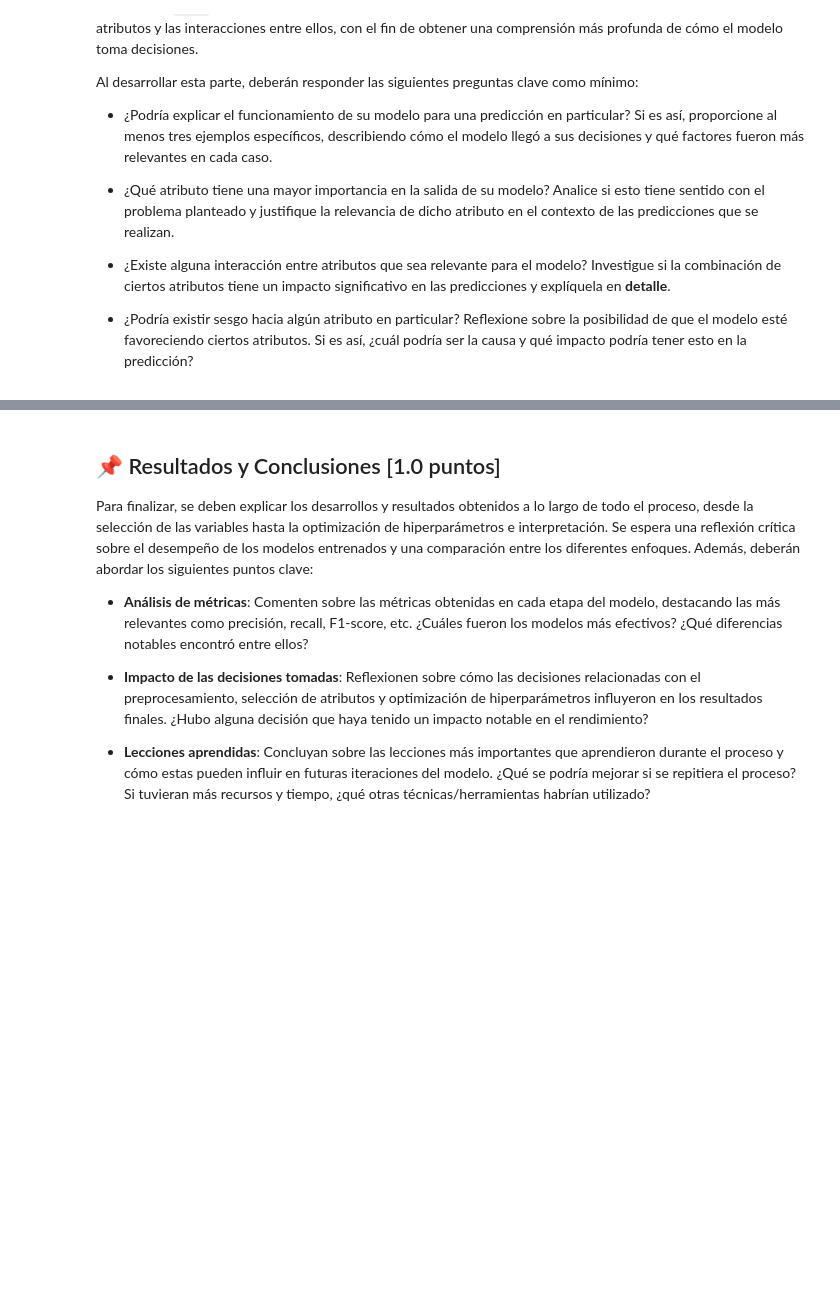
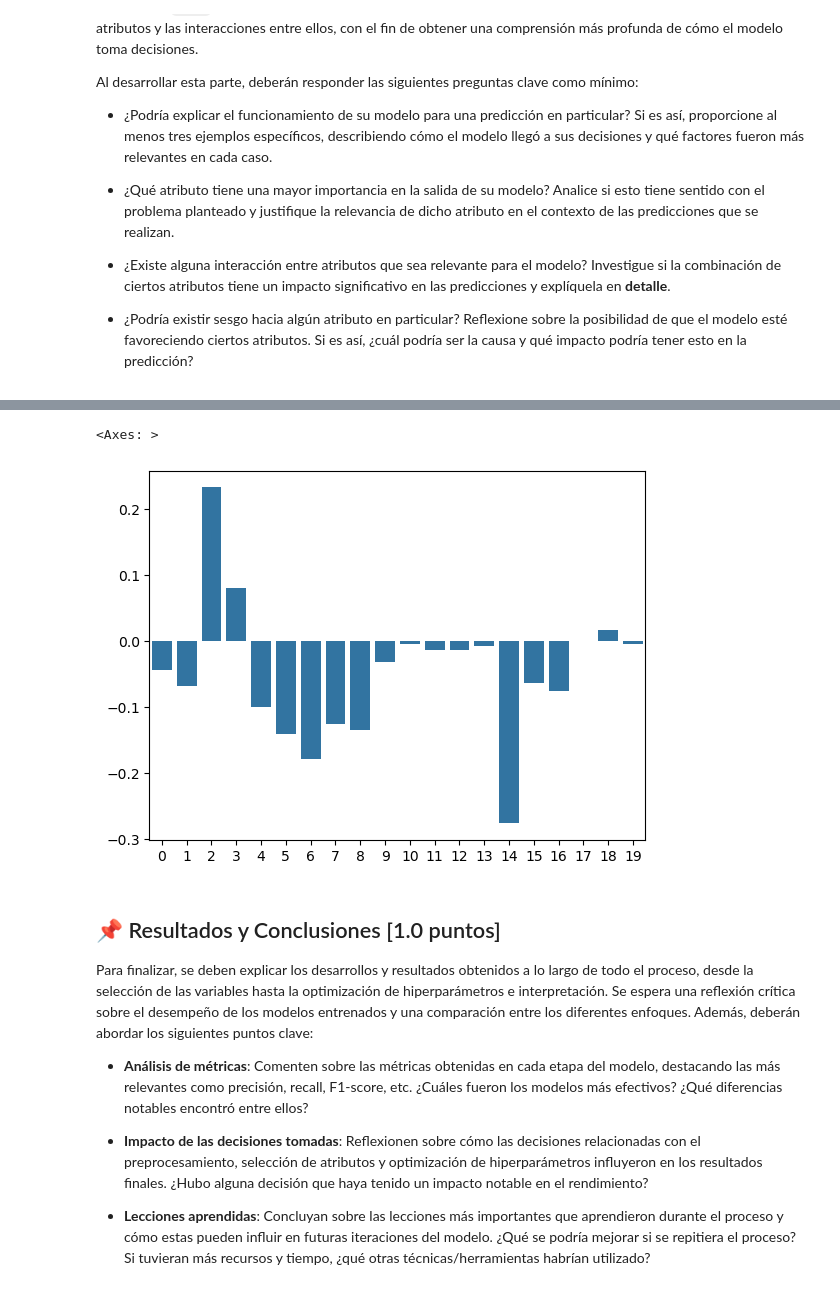
Before and after one commit to estebanaraneda/MDS7202_OVNI, a Jupyter notebook: project/enunciado_entrega1.ipynb, the cells around one changed output, grey strips where cells are left out. Cells and saved outputs as stored; diff of their text form; code cells hidden in the pictures; blank space fills up the shorter version.

```diff
--- a/project/enunciado_entrega1.ipynb
+++ b/project/enunciado_entrega1.ipynb
@@ -885,0 +1130,4 @@ Al desarrollar esta parte, deberán responder las siguientes preguntas clave com
+# %%
+explainer = shap.TreeExplainer(best_pipeline["classifier"])
+shap_values = explainer(best_pipeline["preprocessor"].transform(X_test))
+shap_values
@@ -886,3 +1152,8 @@ Al desarrollar esta parte, deberán responder las siguientes preguntas clave com
+# %%
+sns.barplot(shap_values.values[1,:])
+# %% [output]
+<Axes: >
+[figure, added]
 # %% [markdown]
 ## 📌 Resultados y Conclusiones [1.0 puntos]
 
```
Also changed, not shown: parts of 29 cells of this notebook.
